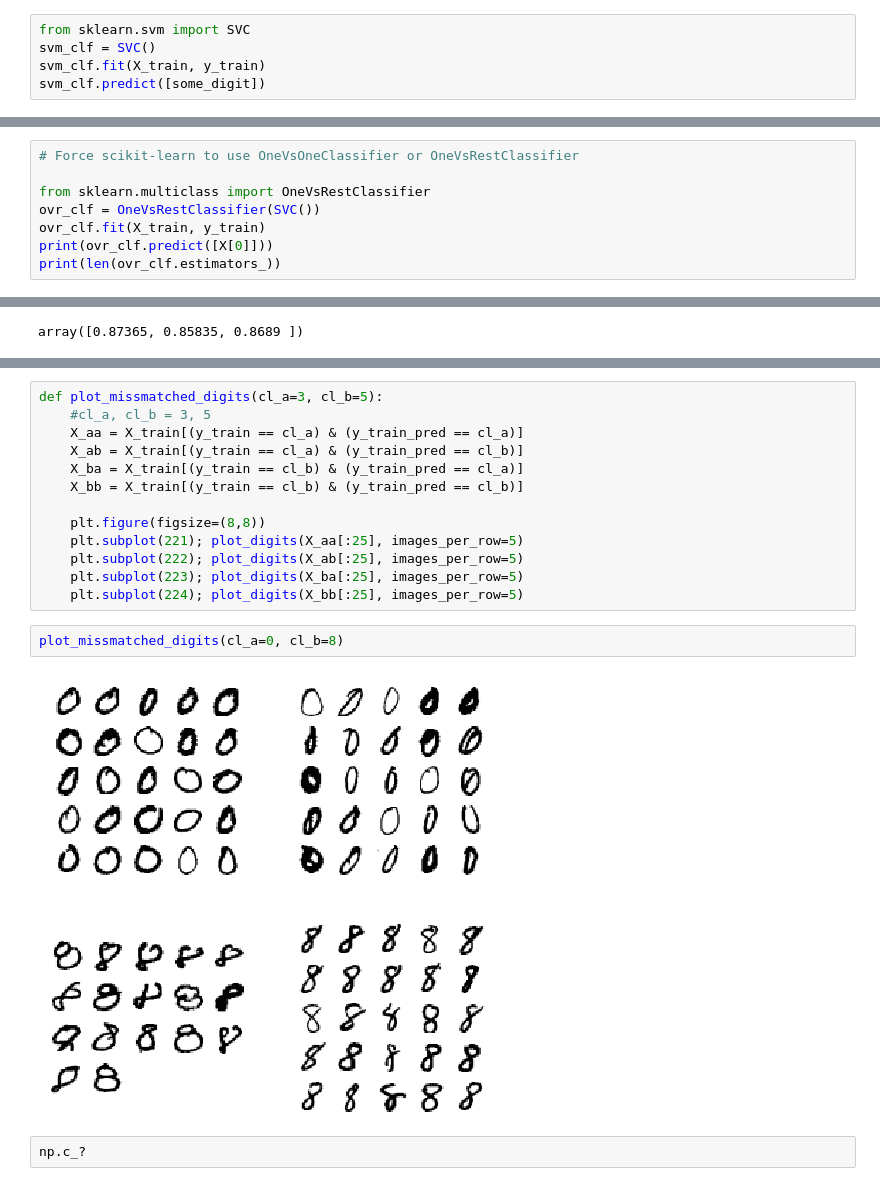
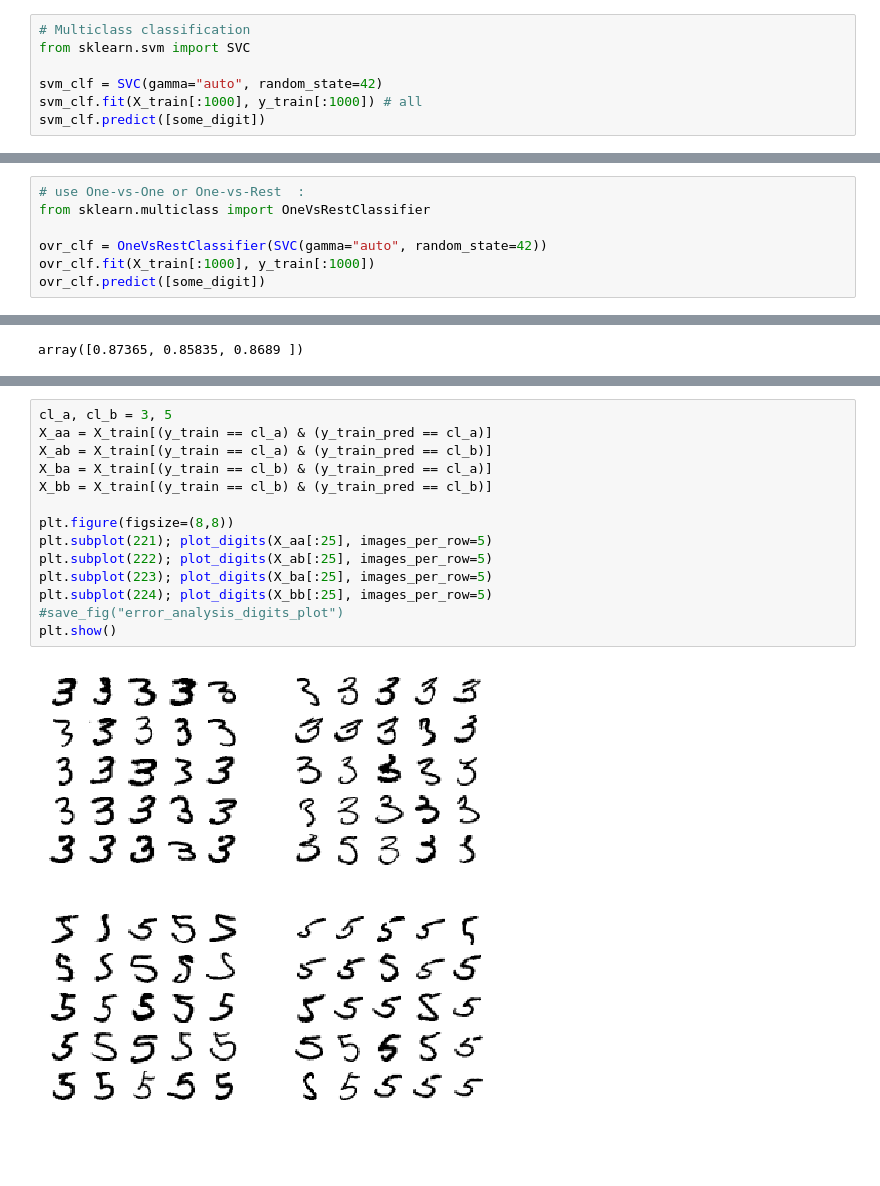
Before and after one commit to MichalGasiorowski/ml-playground, a Jupyter notebook: notebook/homl/Ch3-Classification.ipynb, the cells around one changed output, grey strips where cells are left out. Saved outputs shown, nothing was run; the diff lists cells and outputs as text; blank space fills up the shorter version.

Commit message:
Ch3-Classification changes

```diff
--- a/notebook/homl/Ch3-Classification.ipynb
+++ b/notebook/homl/Ch3-Classification.ipynb
@@ -390,7 +367,9 @@ recall_score(y_train_5, y_train_pred_forest)
 # %%
+# Multiclass classification
 from sklearn.svm import SVC
-svm_clf = SVC()
-svm_clf.fit(X_train, y_train)
+
+svm_clf = SVC(gamma="auto", random_state=42)
+svm_clf.fit(X_train[:1000], y_train[:1000]) # all
 svm_clf.predict([some_digit])
 # %% [output]
 array([5], dtype=uint8)
@@ -435,9 +386,8 @@ np.argmax(some_digit_scores)
 # %%
-# Force scikit-learn to use OneVsOneClassifier or OneVsRestClassifier
+# use One-vs-One or One-vs-Rest  :
+from sklearn.multiclass import OneVsRestClassifier
 
-from sklearn.multiclass import OneVsRestClassifier
-ovr_clf = OneVsRestClassifier(SVC())
-ovr_clf.fit(X_train, y_train)
-print(ovr_clf.predict([X[0]]))
-print(len(ovr_clf.estimators_))
+ovr_clf = OneVsRestClassifier(SVC(gamma="auto", random_state=42))
+ovr_clf.fit(X_train[:1000], y_train[:1000])
+ovr_clf.predict([some_digit])
 # %% [output]
@@ -498,22 +464,19 @@ plt.show()
 # %% [output]
 [figure]
 # %%
-def plot_missmatched_digits(cl_a=3, cl_b=5):
-    #cl_a, cl_b = 3, 5
-    X_aa = X_train[(y_train == cl_a) & (y_train_pred == cl_a)]
-    X_ab = X_train[(y_train == cl_a) & (y_train_pred == cl_b)]
-    X_ba = X_train[(y_train == cl_b) & (y_train_pred == cl_a)]
-    X_bb = X_train[(y_train == cl_b) & (y_train_pred == cl_b)]
+cl_a, cl_b = 3, 5
+X_aa = X_train[(y_train == cl_a) & (y_train_pred == cl_a)]
+X_ab = X_train[(y_train == cl_a) & (y_train_pred == cl_b)]
+X_ba = X_train[(y_train == cl_b) & (y_train_pred == cl_a)]
+X_bb = X_train[(y_train == cl_b) & (y_train_pred == cl_b)]
 
-    plt.figure(figsize=(8,8))
-    plt.subplot(221); plot_digits(X_aa[:25], images_per_row=5)
-    plt.subplot(222); plot_digits(X_ab[:25], images_per_row=5)
-    plt.subplot(223); plot_digits(X_ba[:25], images_per_row=5)
-    plt.subplot(224); plot_digits(X_bb[:25], images_per_row=5)
+plt.figure(figsize=(8,8))
+plt.subplot(221); plot_digits(X_aa[:25], images_per_row=5)
+plt.subplot(222); plot_digits(X_ab[:25], images_per_row=5)
+plt.subplot(223); plot_digits(X_ba[:25], images_per_row=5)
+plt.subplot(224); plot_digits(X_bb[:25], images_per_row=5)
+#save_fig("error_analysis_digits_plot")
+plt.show()
+# %% [output]
+[figure, added]
-# %%
-plot_missmatched_digits(cl_a=0, cl_b=8)
-# %% [output]
-[figure, removed]
-# %%
-np.c_?
 # %%
```
Also changed, not shown: parts of 53 cells of this notebook.
